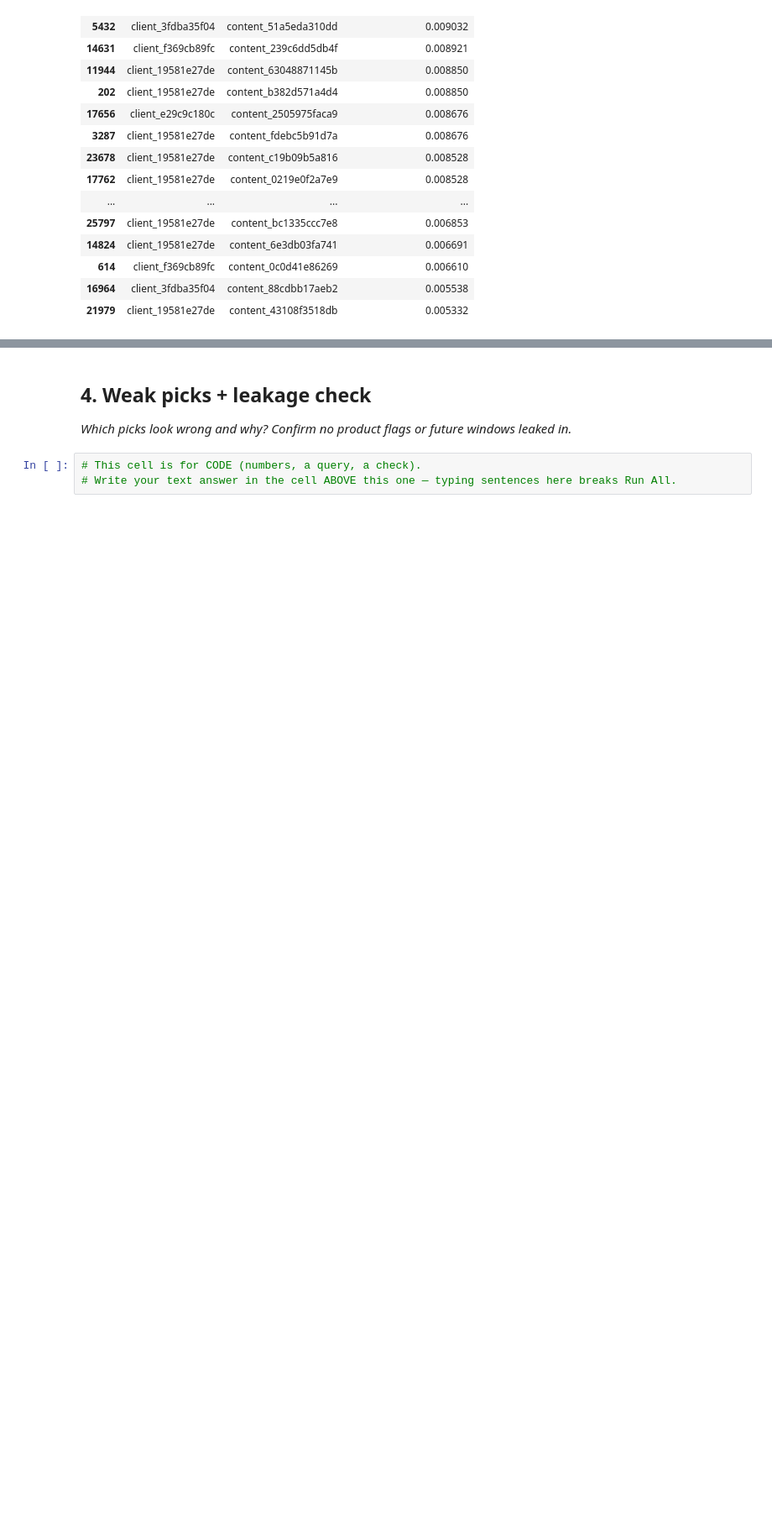
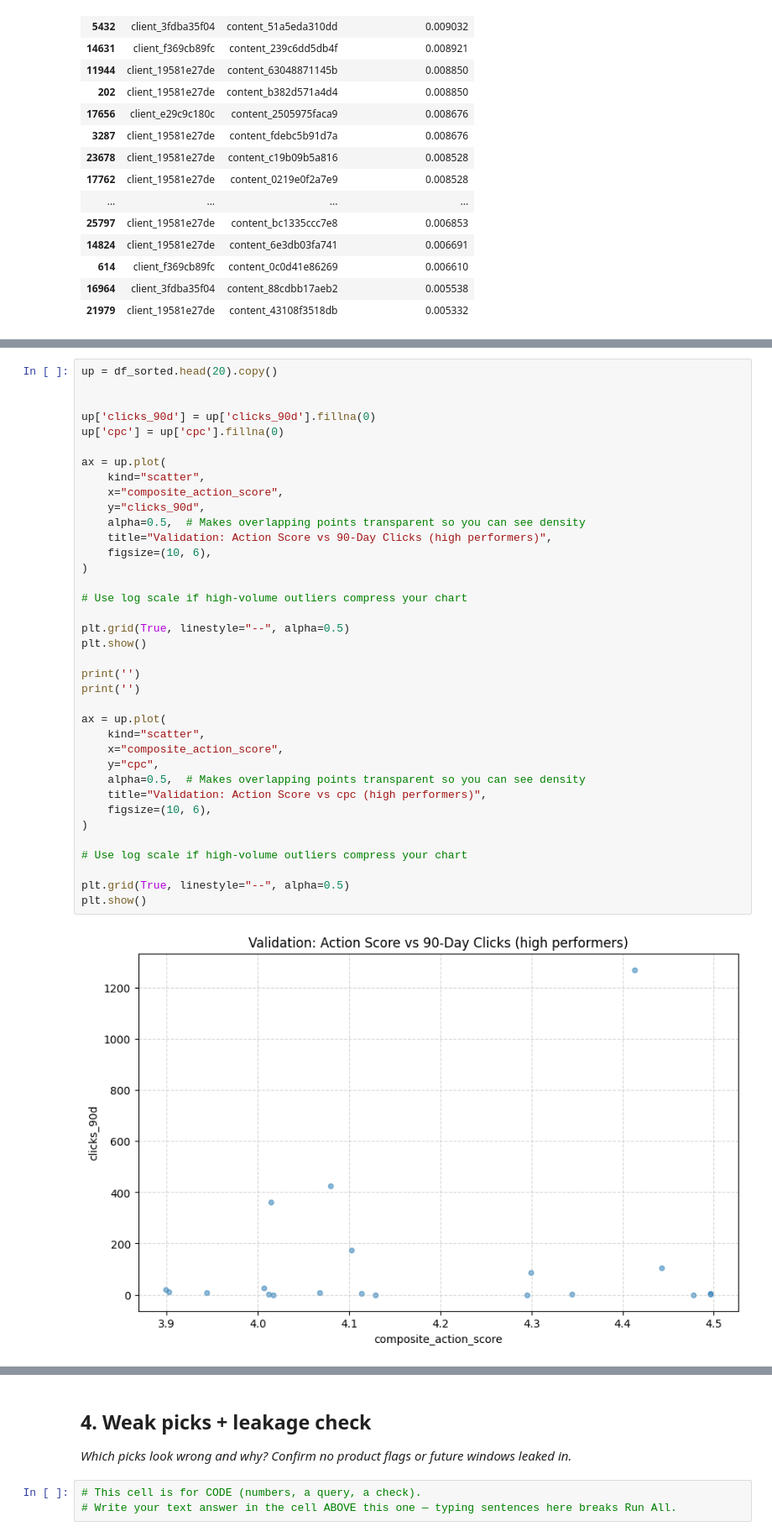
Before and after one commit to Maryam-Shile/flyrank_ml_internship, a Jupyter notebook: work/notebooks/w04_baseline_score.ipynb, the cells around one changed output, grey strips where cells are left out. Shown at 84% size. Drawn from its saved outputs; the diff is of its cells as text; blank space fills up the shorter version.

```diff
--- a/work/notebooks/w04_baseline_score.ipynb
+++ b/work/notebooks/w04_baseline_score.ipynb
@@ -350,0 +446,39 @@ final_df[['client_id', 'content_id', 'composite_action_score']].tail(20)
+# %%
+up = df_sorted.head(20).copy()
+
+
+up['clicks_90d'] = up['clicks_90d'].fillna(0)
+up['cpc'] = up['cpc'].fillna(0)
+
+ax = up.plot(
+    kind="scatter",
+    x="composite_action_score",
+    y="clicks_90d",
+    alpha=0.5,  # Makes overlapping points transparent so you can see density
+    title="Validation: Action Score vs 90-Day Clicks (high performers)",
+    figsize=(10, 6),
+)
+
+# Use log scale if high-volume outliers compress your chart
+
+plt.grid(True, linestyle="--", alpha=0.5)
+plt.show()
+
+print('')
+print('')
+
+ax = up.plot(
+    kind="scatter",
+    x="composite_action_score",
+    y="cpc",
+    alpha=0.5,  # Makes overlapping points transparent so you can see density
+    title="Validation: Action Score vs cpc (high performers)",
+    figsize=(10, 6),
+)
+
+# Use log scale if high-volume outliers compress your chart
+
+plt.grid(True, linestyle="--", alpha=0.5)
+plt.show()
+# %% [output]
+[figure, added]
```
Also changed, not shown: parts of 6 cells of this notebook.
